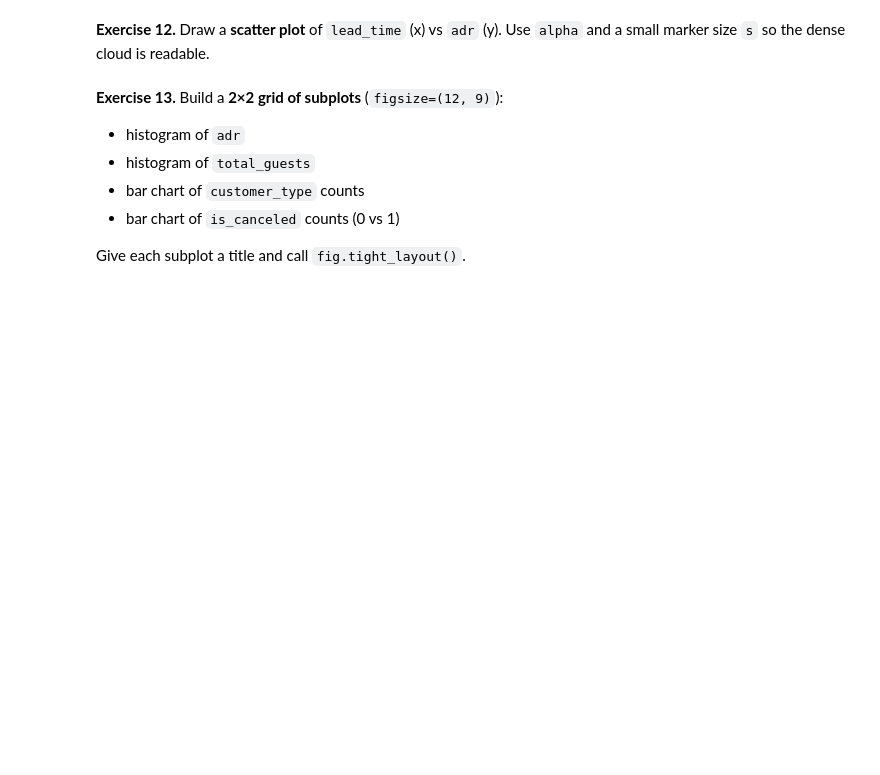
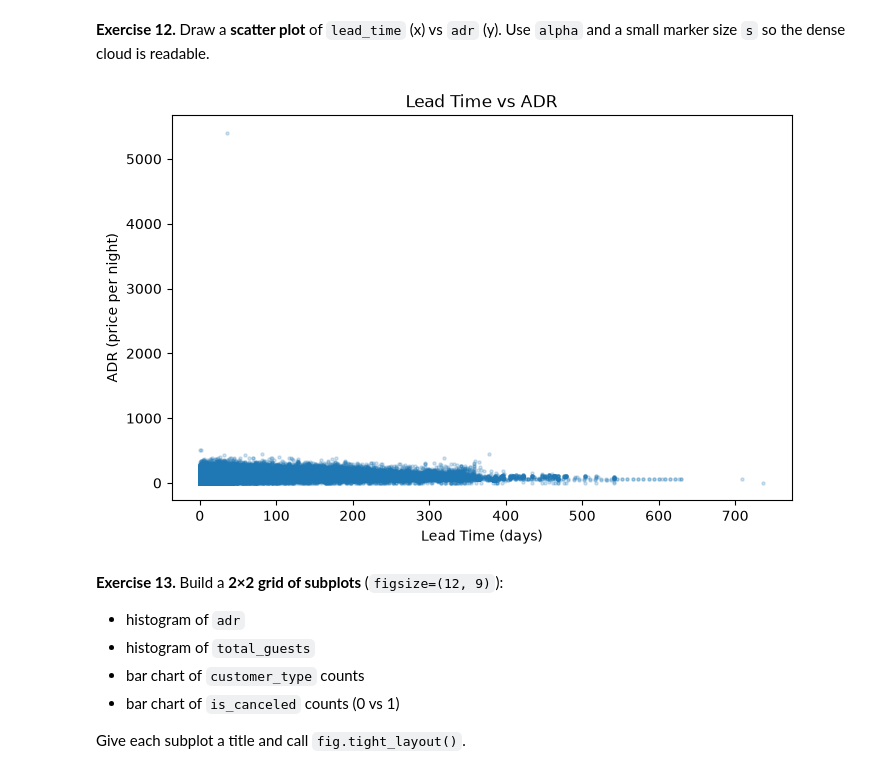
Before and after one commit to hassan-dev241/Data_Analysis_Project, a Jupyter notebook: Module_Assignment_Hotel_Bookings.ipynb, the cells around one changed output. Drawn from its saved outputs; the diff is of its cells as text; code cells hidden in the pictures; blank space fills up the shorter version.

```diff
--- a/Module_Assignment_Hotel_Bookings.ipynb
+++ b/Module_Assignment_Hotel_Bookings.ipynb
@@ -115,6 +287,14 @@ Report how many rows remain.
 **Exercise 12.** Draw a **scatter plot** of `lead_time` (x) vs `adr` (y). Use `alpha` and a small marker size `s` so the dense cloud is readable.
 # %%
 # Your code here
+plt.figure(figsize=(8, 5))
+plt.scatter(df_clean["lead_time"], df_clean["adr"], alpha=0.2, s=5)
+plt.title("Lead Time vs ADR")
+plt.xlabel("Lead Time (days)")
+plt.ylabel("ADR (price per night)")
+plt.show()
+# %% [output]
+[figure, added]
 # %% [markdown]
 **Exercise 13.** Build a **2×2 grid of subplots** (`figsize=(12, 9)`):
 
```
Also changed, not shown: parts of 27 cells of this notebook.
